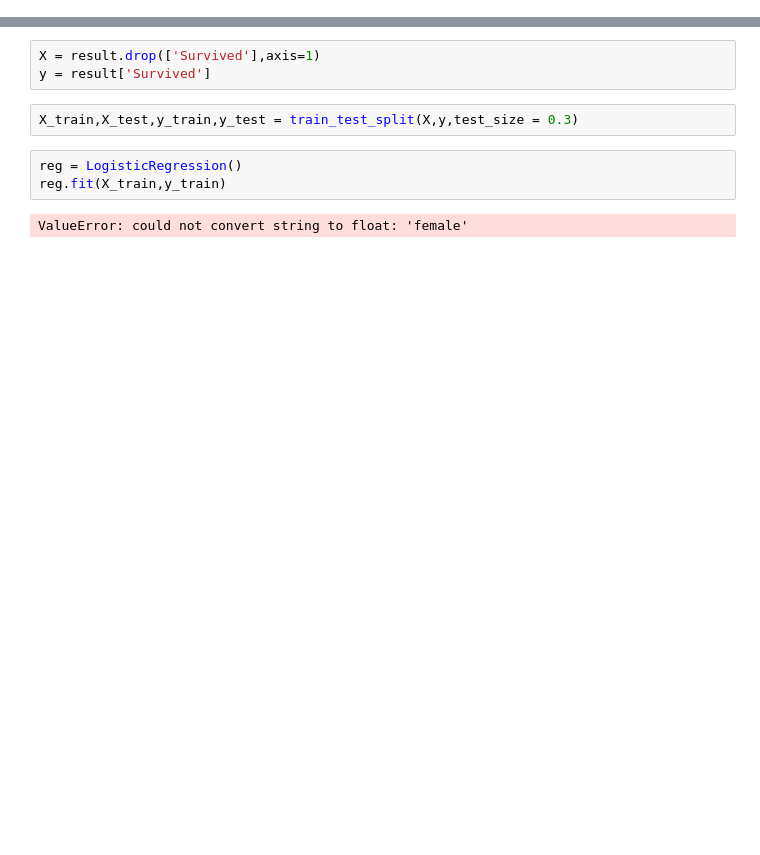
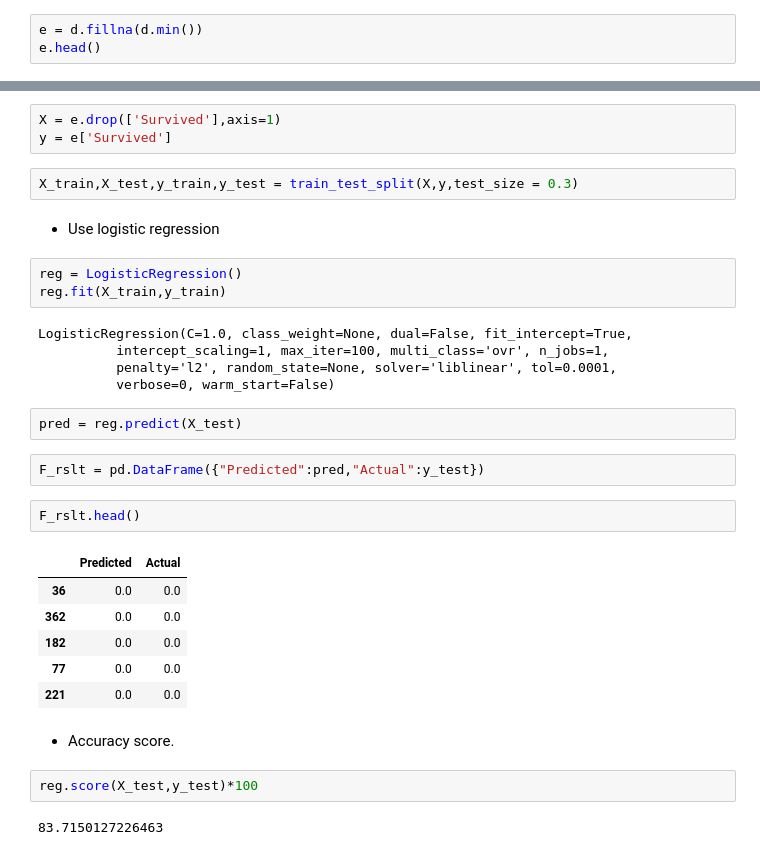
Before and after one commit to vivek997/Machine_Learning, a Jupyter notebook: Assignment_9.ipynb, the cells around one changed output, grey strips where cells are left out. Cells and saved outputs as stored; diff of their text form; blank space fills up the shorter version.

Commit message:
Logistic Regression

```diff
--- a/Assignment_9.ipynb
+++ b/Assignment_9.ipynb
@@ -155,3 +171,6 @@ d.head()
 | 3 | 35.0 | 53.1000 | 0 | 4 | 1 | 1 | 1.0 | 0 | 0 | 0 | ... |
 | 4 | 35.0 | 8.0500 | 0 | 5 | 3 | 0 | 0.0 | 0 | 0 | 0 | ... |
 5 rows × 2434 columns
+# %%
+e = d.fillna(d.min())
+e.head()
@@ -158,10 +185,34 @@ d.head()
 # %%
-X = result.drop(['Survived'],axis=1)
-y = result['Survived']
+X = e.drop(['Survived'],axis=1)
+y = e['Survived']
 # %%
 X_train,X_test,y_train,y_test = train_test_split(X,y,test_size = 0.3)
+# %% [markdown]
+- Use logistic regression
 # %%
 reg = LogisticRegression()
 reg.fit(X_train,y_train)
 # %% [output]
-ValueError: could not convert string to float: 'female'
+LogisticRegression(C=1.0, class_weight=None, dual=False, fit_intercept=True,
+          intercept_scaling=1, max_iter=100, multi_class='ovr', n_jobs=1,
+          penalty='l2', random_state=None, solver='liblinear', tol=0.0001,
+          verbose=0, warm_start=False)
+# %%
+pred = reg.predict(X_test)
+# %%
+F_rslt = pd.DataFrame({"Predicted":pred,"Actual":y_test})
+# %%
+F_rslt.head()
+# %% [output]
+|  | Predicted | Actual |
+| 36 | 0.0 | 0.0 |
+| 362 | 0.0 | 0.0 |
+| 182 | 0.0 | 0.0 |
+| 77 | 0.0 | 0.0 |
+| 221 | 0.0 | 0.0 |
+# %% [markdown]
+-  Accuracy score.
+# %%
+reg.score(X_test,y_test)*100
+# %% [output]
+83.7150127226463
```
Also changed, not shown: parts of 9 cells of this notebook.
